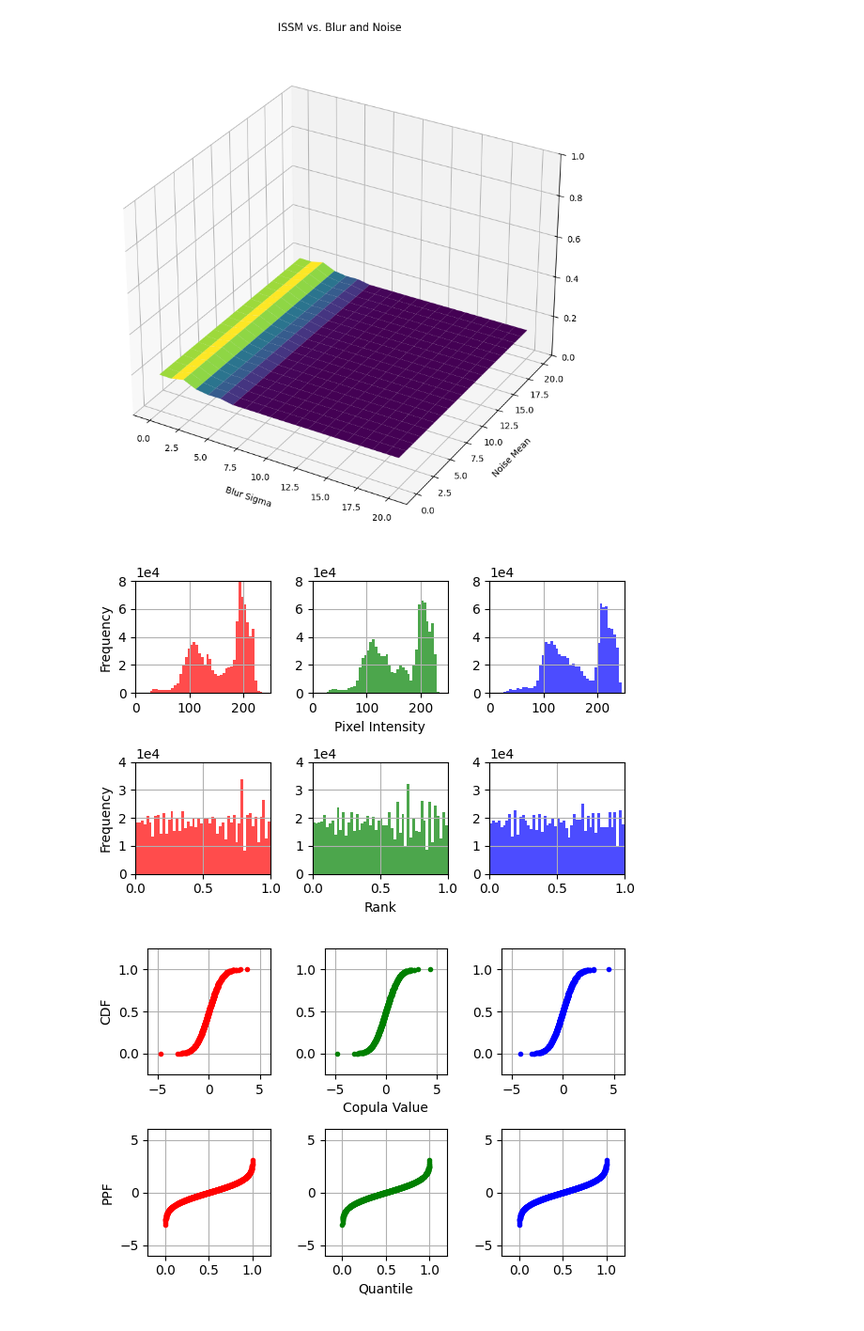
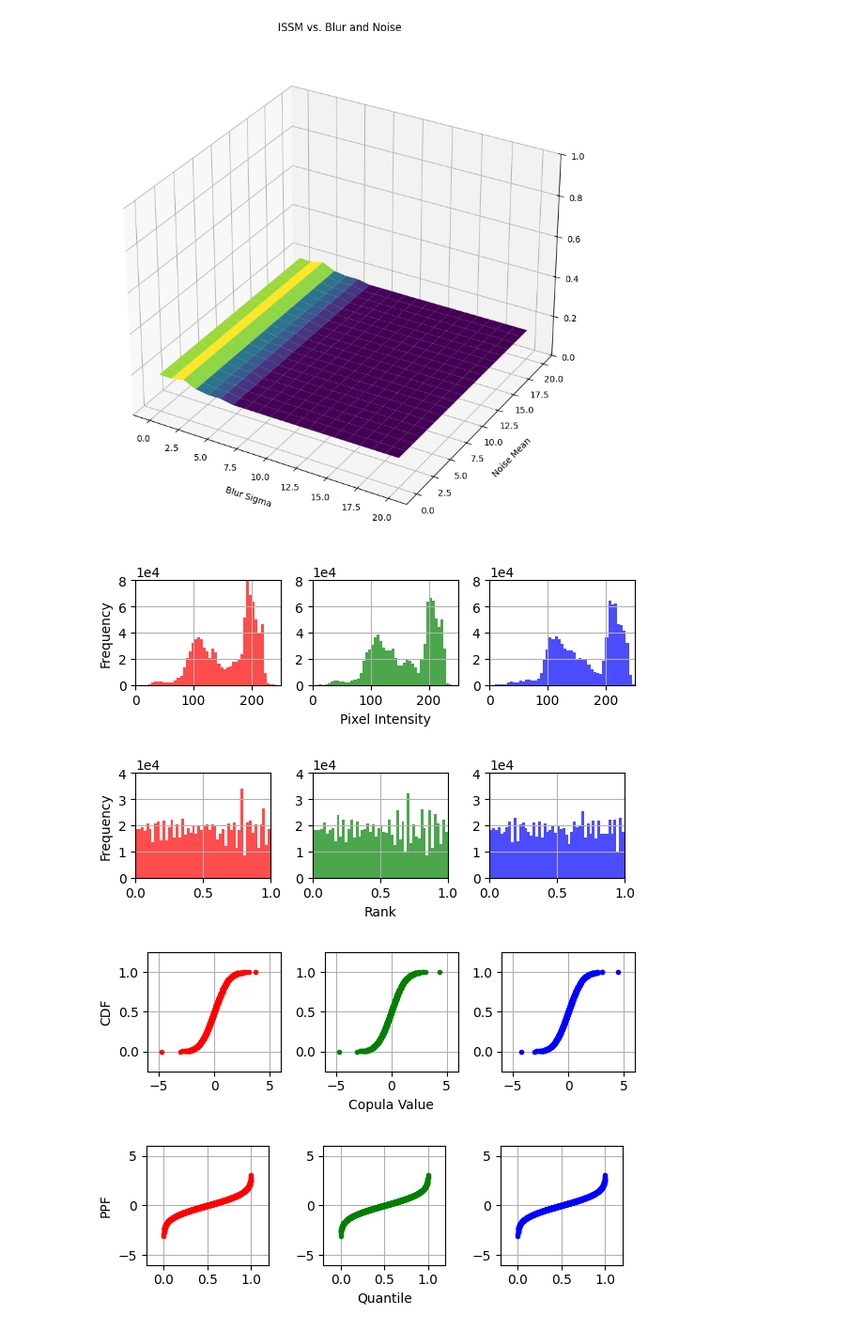
Before and after one commit to safouaneelg/copulasimilarity, a Jupyter notebook: Comparative_study_eval.ipynb, the cells around one changed output. Shown at 94% size. Saved outputs shown, nothing was run; the diff lists cells and outputs as text; code cells hidden in the pictures.

```diff
--- a/Comparative_study_eval.ipynb
+++ b/Comparative_study_eval.ipynb
@@ -559,16 +559,13 @@ def plot_features_and_distributions(image_path):
     image = cv2.cvtColor(image, cv2.COLOR_BGR2RGB)
     channels = ['Red', 'Green', 'Blue']
 
-    plt.figure(figsize=(6, 4))
-
+    # Plot for pixel intensity distributions
+    plt.figure(figsize=(6, 2))  # Adjusted for wider figure
     for i in range(3):
         channel_data = image[:, :, i].flatten()
 
-        ranks = stats.rankdata(channel_data) / (len(channel_data) + 1)
-
-        plt.subplot(2, 3, i + 1)
+        plt.subplot(1, 3, i + 1)
         plt.hist(channel_data, bins=50, color=channels[i].lower(), alpha=0.7)
-        #plt.title(f'({chr(97 + i)})')  # Titles as (a), (b), (c)
         plt.xlim(0, 250)
         plt.ylim(0, 8e4)
         plt.grid(True)
@@ -582,9 +579,18 @@ def plot_features_and_distributions(image_path):
         else:
             plt.xlabel('Pixel Intensity')
 
-        plt.subplot(2, 3, i + 4)
+    plt.tight_layout()
+    plt.savefig('pixel_intensity_distributions.pdf', format='pdf')
+    plt.show()
+
+    # Plot for ranks
+    plt.figure(figsize=(6, 2))  # Adjusted for wider figure
+    for i in range(3):
+        channel_data = image[:, :, i].flatten()
+        ranks = stats.rankdata(channel_data) / (len(channel_data) + 1)
+
+        plt.subplot(1, 3, i + 1)
         plt.hist(ranks, bins=50, color=channels[i].lower(), alpha=0.7)
-        #plt.title(f'({chr(100 + i)})')  # Titles as (d), (e), (f)
         plt.xlim(0, 1)
         plt.ylim(0, 4e4)
         plt.grid(True)
@@ -599,11 +605,11 @@ def plot_features_and_distributions(image_path):
             plt.xlabel('Rank')
 
     plt.tight_layout()
-    plt.savefig('features_and_ranks.pdf', format='pdf')
+    plt.savefig('ranks_distribution.pdf', format='pdf')
     plt.show()
 
-    plt.figure(figsize=(6, 4))
-
+    # Plot for CDF
+    plt.figure(figsize=(6, 2))  # Adjusted for wider figure
     for i in range(3):
         channel_data = image[:, :, i].flatten()
         ranks = stats.rankdata(channel_data) / (len(channel_data) + 1)
@@ -615,10 +621,8 @@ def plot_features_and_distributions(image_path):
         sorted_copula = np.sort(copula)[reduced_indices]
         cdf = np.linspace(0, 1, len(reduced_indices))
 
-        # Plot the CDF
-        plt.subplot(2, 3, i + 1)
+        plt.subplot(1, 3, i + 1)
         plt.plot(sorted_copula, cdf, marker='.', linestyle='none', color=channels[i].lower())
-        #plt.title(f'({chr(97 + i)})')  # Titles as (a), (b), (c)
         plt.xlim(-6, 6)
         plt.ylim(-0.25, 1.25)
         plt.grid(True)
@@ -626,36 +630,44 @@ def plot_features_and_distributions(image_path):
             plt.ylabel('')
         else:
             plt.ylabel('CDF')
         if i != 1:
             plt.xlabel('')
         else:
             plt.xlabel('Copula Value')
 
-        # Plot the PPF (Inverse CDF)
-        plt.subplot(2, 3, i + 4)
+    plt.tight_layout()
+    plt.savefig('cdf_distribution.pdf', format='pdf')
+    plt.show()
+
+    # Plot for PPF
+    plt.figure(figsize=(6, 2))  # Adjusted for wider figure
+    for i in range(3):
         ppf_quantiles = np.linspace(0, 1, 1000)
         ppf = stats.norm.ppf(ppf_quantiles)
+
+        plt.subplot(1, 3, i + 1)
         plt.plot(ppf_quantiles, ppf, marker='.', linestyle='none', color=channels[i].lower())
-        #plt.title(f'({chr(100 + i)})')  # Titles as (d), (e), (f)
         plt.xlim(-0.2, 1.2)
         plt.ylim(-6, 6)
         plt.grid(True)
         if i != 0:
             plt.ylabel('')
         else:
             plt.ylabel('PPF')
         if i != 1:
             plt.xlabel('')
         else:
             plt.xlabel('Quantile')
 
     plt.tight_layout()
-    plt.savefig('cdf_and_ppf.pdf', format='pdf')
+    plt.savefig('ppf_distribution.pdf', format='pdf')
     plt.show()
 
 # Path to your image
 image_path = 'examples/image_test.jpg'
 plot_features_and_distributions(image_path)
 # %% [output]
-[figure, old version]
+[figure, new version]
-[figure, old version]
+[figure, new version]
+[figure, added]
+[figure, added]
```
Also changed, not shown: parts of 1 cell of this notebook.
